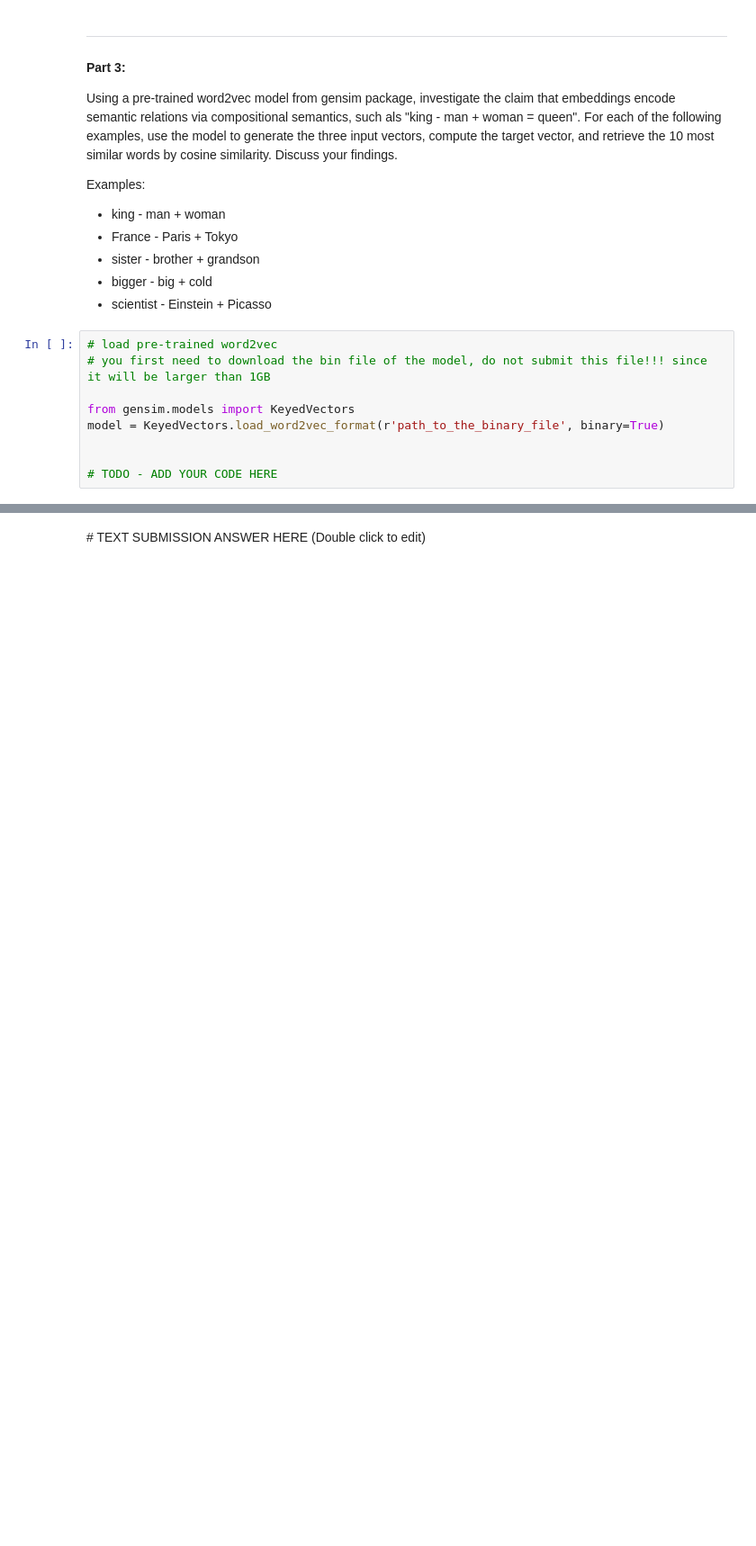
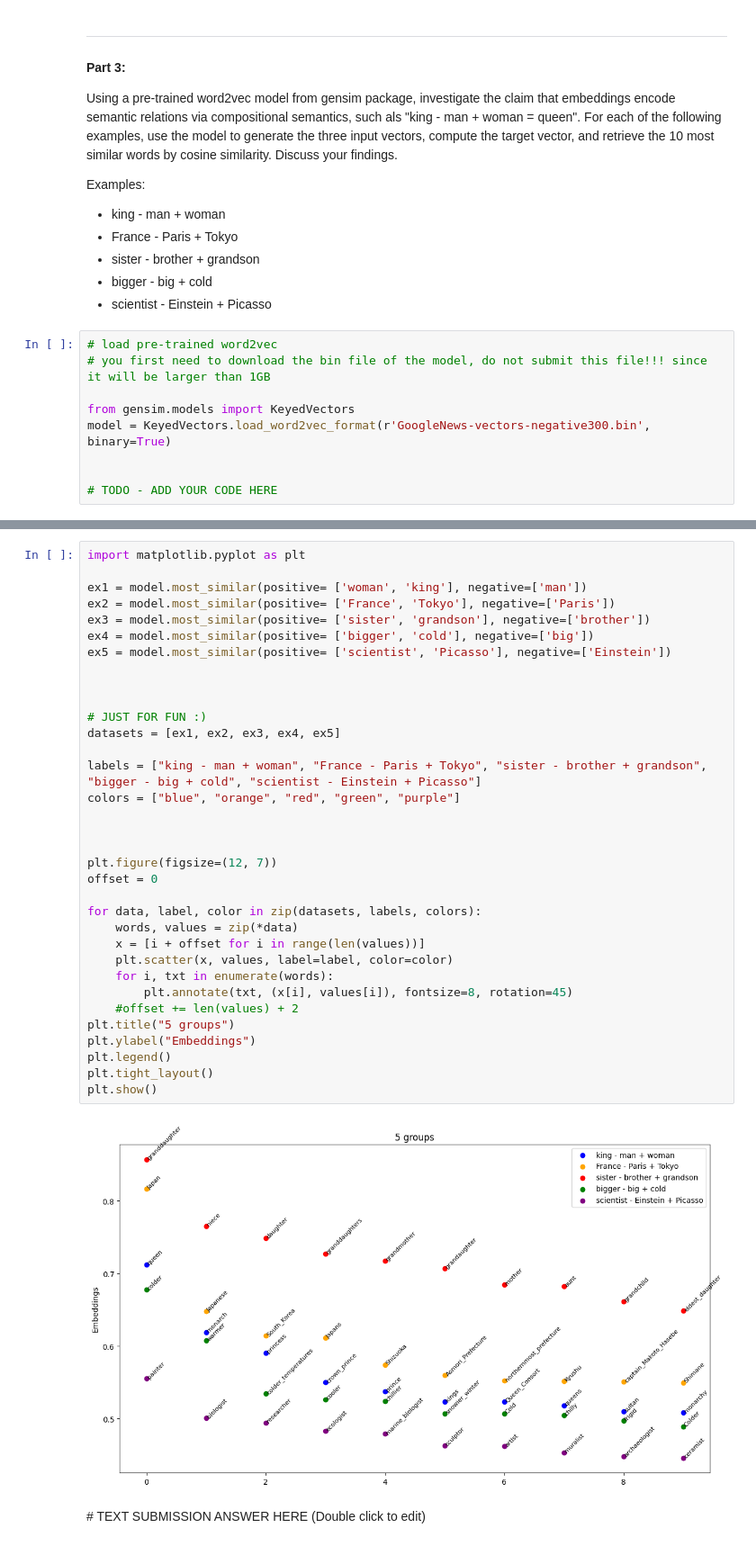
Before and after one commit to Aleksprogramms/My_projects, a Jupyter notebook: Uni_Konstanz/Document Analysis/Lecture 6 + Ex6/ex06_assignment.ipynb, the cells around one changed output, grey strips where cells are left out. Shown at 90% size. Cells and saved outputs as stored; diff of their text form; blank space fills up the shorter version.

```diff
--- a/Uni_Konstanz/Document Analysis/Lecture 6 + Ex6/ex06_assignment.ipynb
+++ b/Uni_Konstanz/Document Analysis/Lecture 6 + Ex6/ex06_assignment.ipynb
@@ -99,7 +99,7 @@ Examples:
 # you first need to download the bin file of the model, do not submit this file!!! since it will be larger than 1GB
 
 from gensim.models import KeyedVectors
-model = KeyedVectors.load_word2vec_format(r'path_to_the_binary_file', binary=True)
+model = KeyedVectors.load_word2vec_format(r'GoogleNews-vectors-negative300.bin', binary=True)
 
 
 # TODO - ADD YOUR CODE HERE
@@ -108,3 +106,39 @@ FileNotFoundError: [Errno 2] No such file or directory: 'path_to_the_binary_file
+# %%
+import matplotlib.pyplot as plt
+
+ex1 = model.most_similar(positive= ['woman', 'king'], negative=['man'])
+ex2 = model.most_similar(positive= ['France', 'Tokyo'], negative=['Paris'])
+ex3 = model.most_similar(positive= ['sister', 'grandson'], negative=['brother'])
+ex4 = model.most_similar(positive= ['bigger', 'cold'], negative=['big'])
+ex5 = model.most_similar(positive= ['scientist', 'Picasso'], negative=['Einstein'])
+
+
+
+# JUST FOR FUN :)
+datasets = [ex1, ex2, ex3, ex4, ex5]
+
+labels = ["king - man + woman", "France - Paris + Tokyo", "sister - brother + grandson", "bigger - big + cold", "scientist - Einstein + Picasso"]
+colors = ["blue", "orange", "red", "green", "purple"]
+
+
+
+plt.figure(figsize=(12, 7))
+offset = 0
+
+for data, label, color in zip(datasets, labels, colors):
+    words, values = zip(*data)
+    x = [i + offset for i in range(len(values))]
+    plt.scatter(x, values, label=label, color=color)
+    for i, txt in enumerate(words):
+        plt.annotate(txt, (x[i], values[i]), fontsize=8, rotation=45)
+    #offset += len(values) + 2
+plt.title("5 groups")
+plt.ylabel("Embeddings")
+plt.legend()
+plt.tight_layout()
+plt.show()
+# %% [output]
+[figure, added]
 # %% [markdown]
 <font color='ff000000'>\# TEXT SUBMISSION ANSWER HERE (Double click to edit) </font>
 # %% [markdown]
```
Also changed, not shown: parts of 3 cells of this notebook.
